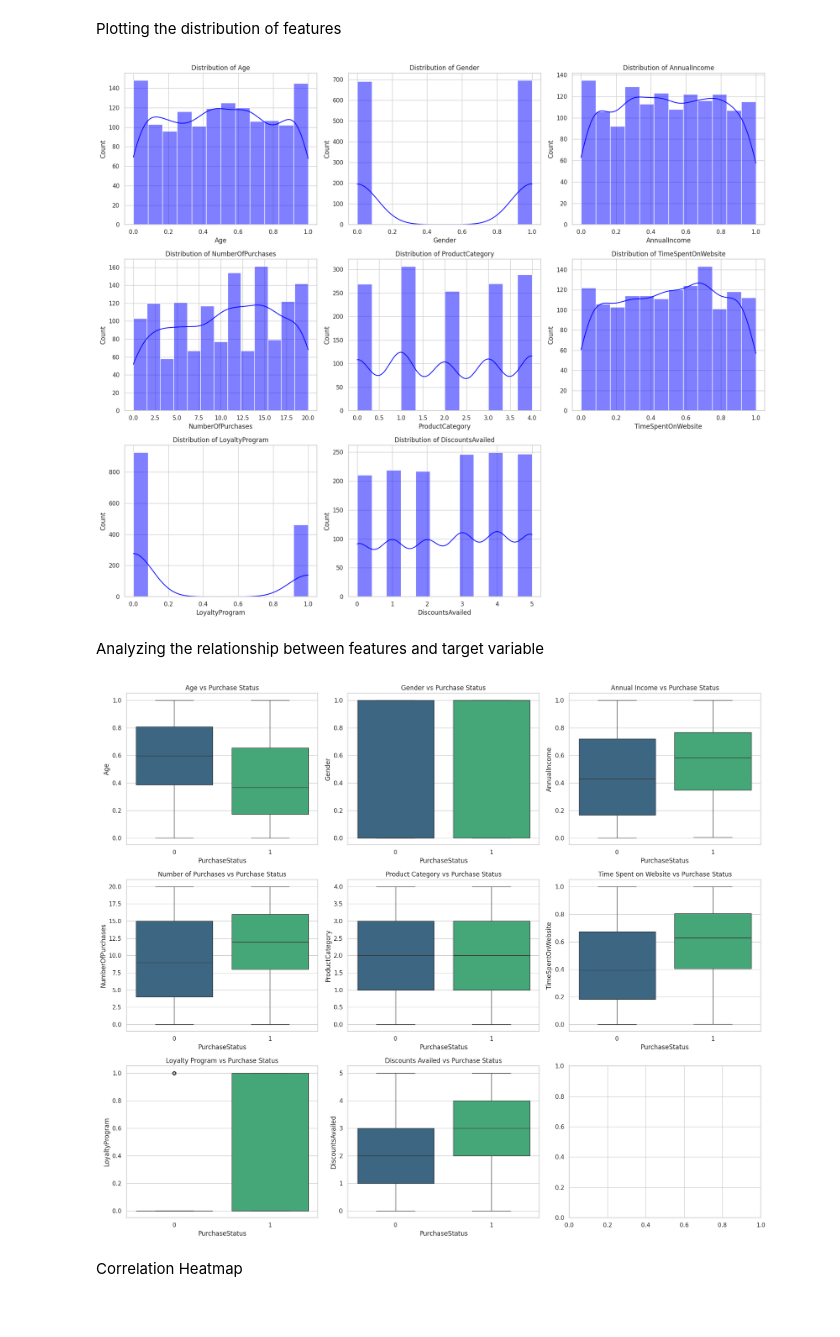
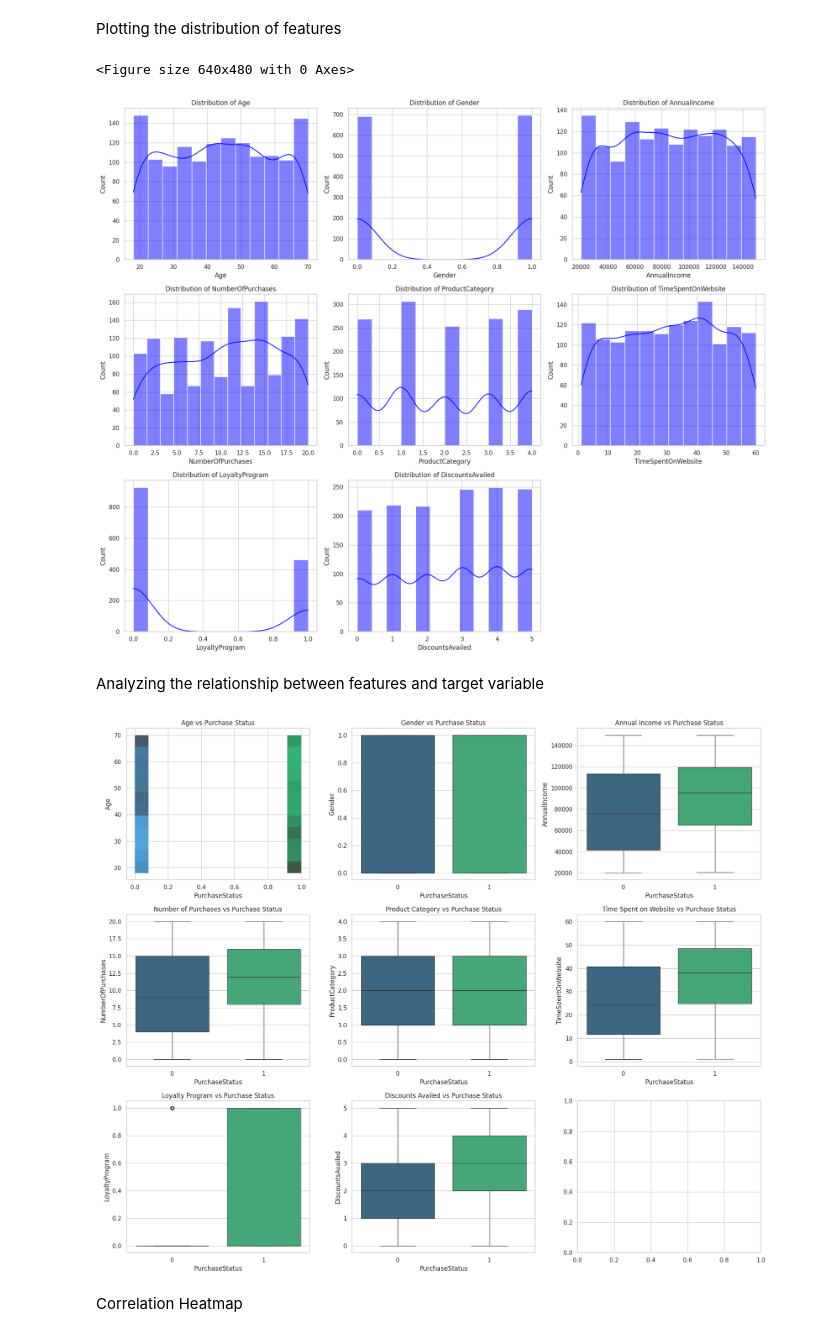
Before and after one commit to negilbabu/Customer-Purchase-Prediction-ML-, a Jupyter notebook: Customer_Purchase_Prediction(ML).ipynb, the cells around one changed output. Cells and saved outputs as stored; diff of their text form; code cells hidden in the pictures.

```diff
--- a/Customer_Purchase_Prediction(ML).ipynb
+++ b/Customer_Purchase_Prediction(ML).ipynb
@@ -199,8 +195,8 @@ print("Total rows after removing duplicates", df_removed_duplicates.shape)
 # %% [output]
 Total rows after removing duplicates (1388, 9)
 # %%
-from sklearn.preprocessing import MinMaxScaler
-scaler = MinMaxScaler()
+from sklearn.preprocessing import StandardScaler
+scaler = StandardScaler()
 
 numeric_scalable_features = ['Age', 'AnnualIncome', 'TimeSpentOnWebsite' ]
 df_removed_duplicates[numeric_scalable_features] = scaler.fit_transform(df_removed_duplicates[numeric_scalable_features])
@@ -245,8 +236,11 @@ See the caveats in the documentation: https://pandas.pydata.org/pandas-docs/stab
 # %% [markdown]
 Plotting the distribution of features
+# %%
+plt.clf()
+# %% [output]
+<Figure size 640x480 with 0 Axes>
 # %%
-import matplotlib.pyplot as plt
-import seaborn as sns
+
 
 sns.set(style="whitegrid")
 
@@ -267,44 +261,44 @@ for j in range(len(features_to_plot), len(axes)):
 plt.tight_layout()
 plt.show()
 # %% [output]
-[figure, old version]
+[figure, new version]
 # %% [markdown]
 Analyzing the relationship between features and target variable
 # %%
 fig, axes = plt.subplots(3, 3, figsize=(18, 15))
 
-sns.boxplot(x="PurchaseStatus", y="Age", data=df_removed_duplicates, ax=axes[0, 0], palette="viridis", hue="PurchaseStatus", legend=False)
+sns.histplot(x="PurchaseStatus", y="Age", data=df_removed_duplicates, ax=axes[0, 0], palette="viridis", hue="PurchaseStatus", legend=False)
 axes[0, 0].set_title("Age vs Purchase Status")
 
 sns.boxplot(x="PurchaseStatus", y="Gender", data=df_removed_duplicates, ax=axes[0, 1], palette="viridis", hue="PurchaseStatus", legend=False)
 axes[0, 1].set_title("Gender vs Purchase Status")
 
 sns.boxplot(x="PurchaseStatus", y="AnnualIncome", data=df_removed_duplicates, ax=axes[0, 2], palette="viridis", hue="PurchaseStatus", legend=False)
 axes[0, 2].set_title("Annual Income vs Purchase Status")
 
 sns.boxplot(x="PurchaseStatus", y="NumberOfPurchases", data=df_removed_duplicates, ax=axes[1, 0], palette="viridis", hue="PurchaseStatus", legend=False)
 axes[1, 0].set_title("Number of Purchases vs Purchase Status")
 
 sns.boxplot(x="PurchaseStatus", y="ProductCategory", data=df_removed_duplicates, ax=axes[1, 1], palette="viridis", hue="PurchaseStatus", legend=False)
 axes[1, 1].set_title("Product Category vs Purchase Status")
 
 sns.boxplot(x="PurchaseStatus", y="TimeSpentOnWebsite", data=df_removed_duplicates, ax=axes[1, 2], palette="viridis", hue="PurchaseStatus", legend=False)
 axes[1, 2].set_title("Time Spent on Website vs Purchase Status")
 
 sns.boxplot(x="PurchaseStatus", y="LoyaltyProgram", data=df_removed_duplicates, ax=axes[2, 0], palette="viridis", hue="PurchaseStatus", legend=False)
 axes[2, 0].set_title("Loyalty Program vs Purchase Status")
 
 sns.boxplot(x="PurchaseStatus", y="DiscountsAvailed", data=df_removed_duplicates, ax=axes[2, 1], palette="viridis", hue="PurchaseStatus", legend=False)
 axes[2, 1].set_title("Discounts Availed vs Purchase Status")
 
 # Hide any extra subplot areas
 for i in range(len(df_removed_duplicates.columns), len(axes.flatten())):
     axes.flatten()[i].set_visible(False)
 
 plt.tight_layout()
 plt.show()
 # %% [output]
-[figure, old version]
+[figure, new version]
 # %% [markdown]
 Correlation Heatmap
 # %%
```
Also changed, not shown: parts of 18 cells of this notebook.
